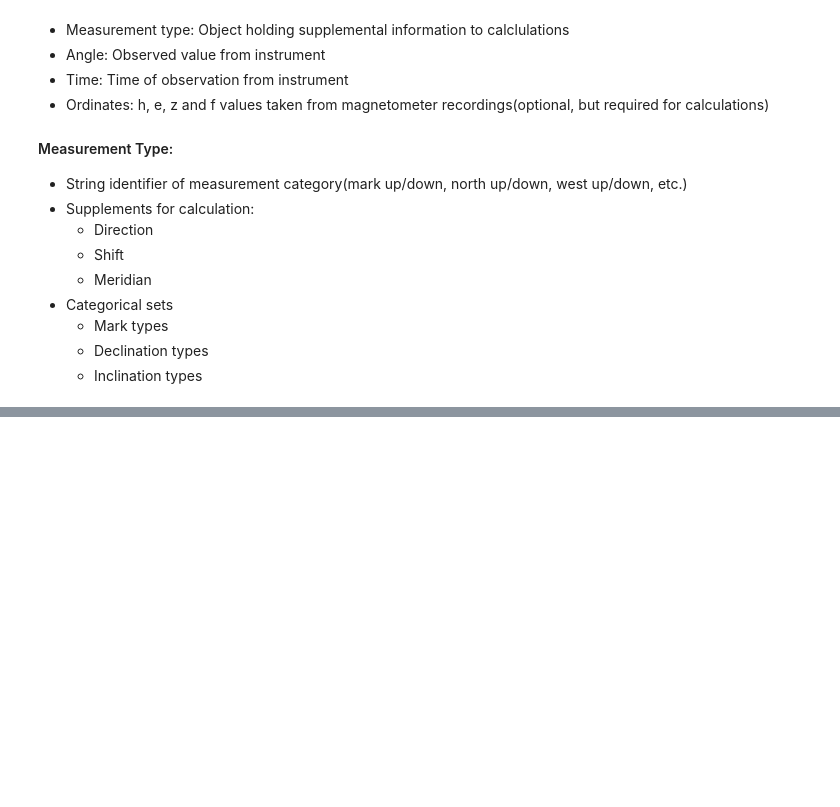
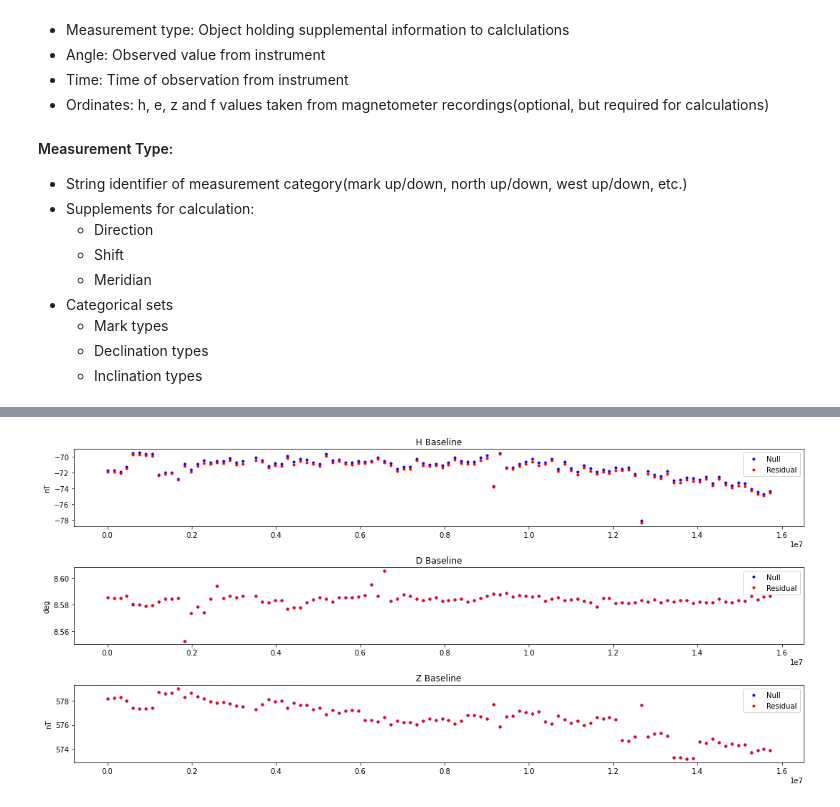
Before and after one commit to sthagen/usgs-geomag-algorithms, a Jupyter notebook: docs/residual/Residual Validation.ipynb, the cells around one changed output, grey strips where cells are left out. Drawn from its saved outputs; the diff is of its cells as text; code cells hidden in the pictures; blank space fills up the shorter version.

```diff
--- a/docs/residual/Residual Validation.ipynb
+++ b/docs/residual/Residual Validation.ipynb
@@ -71,0 +234,28 @@ Notes about underlying sytax of diagram:
+# %%
+plt.figure(figsize=(15,7))
+
+plt.subplot(3,1,1)
+plt.plot(t, H_o_baseline, 'b.', label="Null")
+plt.plot(t, H_c_baseline, 'r.', label="Residual")
+plt.legend()
+plt.ylabel('nT')
+plt.title("H Baseline")
+
+plt.subplot(3,1,2)
+plt.plot(t, D_o_baseline, 'b.', label="Null")
+plt.plot(t, D_c_baseline, 'r.', label="Residual")
+plt.legend()
+plt.ylabel('deg')
+plt.title("D Baseline")
+
+plt.subplot(3,1,3)
+plt.plot(t, Z_o_baseline, 'b.', label="Null")
+plt.plot(t, Z_c_baseline, 'r.', label="Residual")
+plt.legend()
+plt.ylabel('nT')
+plt.title("Z Baseline")
+
+plt.tight_layout()
+plt.show()
+# %% [output]
+[figure, added]
```
Also changed, not shown: parts of 19 cells of this notebook.
